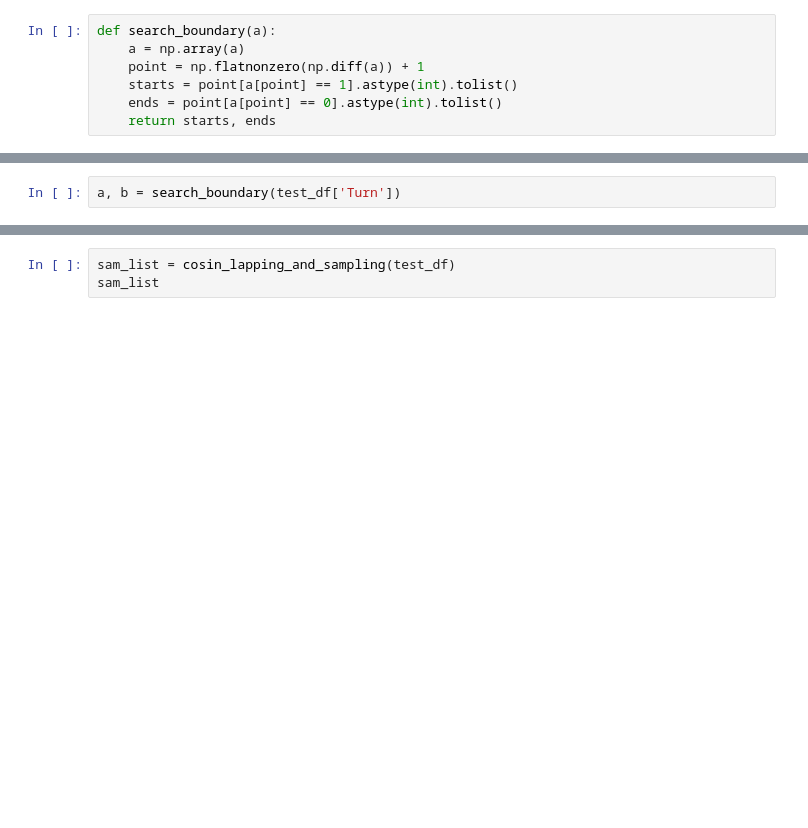
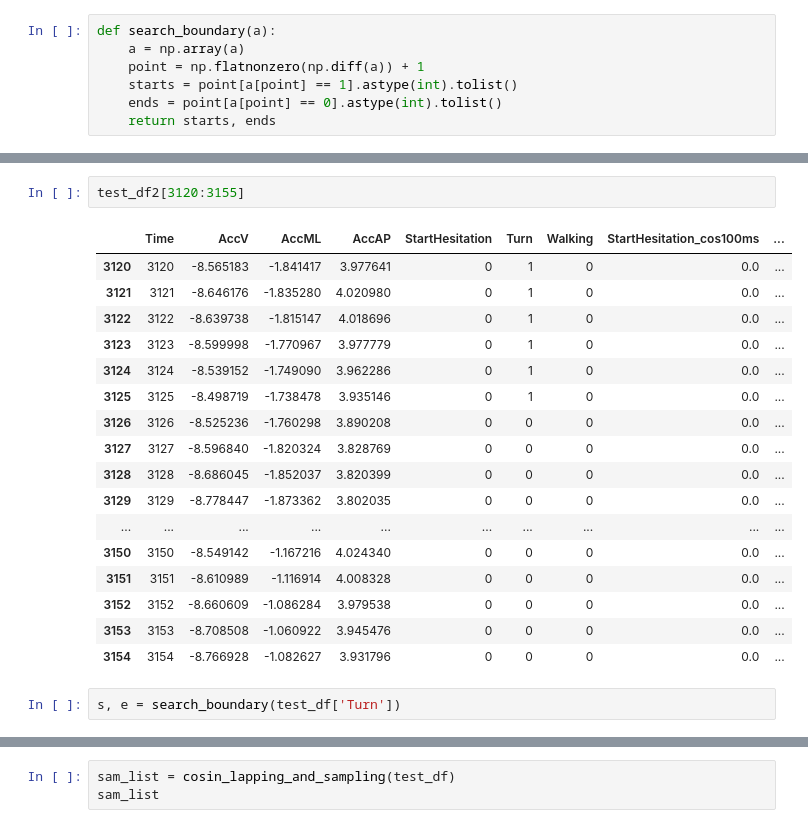
Before and after one commit to keulreobeu/jinholee_Portfolio, a Jupyter notebook: Parkinson's Freezing of Gait Prediction/Data_Preprocessing.ipynb, the cells around one changed output, grey strips where cells are left out. Saved outputs shown, nothing was run; the diff lists cells and outputs as text; blank space fills up the shorter version.

```diff
--- a/Parkinson's Freezing of Gait Prediction/Data_Preprocessing.ipynb
+++ b/Parkinson's Freezing of Gait Prediction/Data_Preprocessing.ipynb
@@ -54,5 +144,25 @@ def smoding(df, col, start_idxs, end_idxs):
+# %%
+test_df2[3120:3155]
+# %% [output]
+|  | Time | AccV | AccML | AccAP | StartHesitation | Turn | Walking | StartHesitation_cos100ms | ... |
+| 3120 | 3120 | -8.565183 | -1.841417 | 3.977641 | 0 | 1 | 0 | 0.0 | ... |
+| 3121 | 3121 | -8.646176 | -1.835280 | 4.020980 | 0 | 1 | 0 | 0.0 | ... |
+| 3122 | 3122 | -8.639738 | -1.815147 | 4.018696 | 0 | 1 | 0 | 0.0 | ... |
+| 3123 | 3123 | -8.599998 | -1.770967 | 3.977779 | 0 | 1 | 0 | 0.0 | ... |
+| 3124 | 3124 | -8.539152 | -1.749090 | 3.962286 | 0 | 1 | 0 | 0.0 | ... |
+| 3125 | 3125 | -8.498719 | -1.738478 | 3.935146 | 0 | 1 | 0 | 0.0 | ... |
+| 3126 | 3126 | -8.525236 | -1.760298 | 3.890208 | 0 | 0 | 0 | 0.0 | ... |
+| 3127 | 3127 | -8.596840 | -1.820324 | 3.828769 | 0 | 0 | 0 | 0.0 | ... |
+| 3128 | 3128 | -8.686045 | -1.852037 | 3.820399 | 0 | 0 | 0 | 0.0 | ... |
+| 3129 | 3129 | -8.778447 | -1.873362 | 3.802035 | 0 | 0 | 0 | 0.0 | ... |
+| ... | ... | ... | ... | ... | ... | ... | ... | ... | ... |
+| 3150 | 3150 | -8.549142 | -1.167216 | 4.024340 | 0 | 0 | 0 | 0.0 | ... |
+| 3151 | 3151 | -8.610989 | -1.116914 | 4.008328 | 0 | 0 | 0 | 0.0 | ... |
+| 3152 | 3152 | -8.660609 | -1.086284 | 3.979538 | 0 | 0 | 0 | 0.0 | ... |
+| 3153 | 3153 | -8.708508 | -1.060922 | 3.945476 | 0 | 0 | 0 | 0.0 | ... |
+| 3154 | 3154 | -8.766928 | -1.082627 | 3.931796 | 0 | 0 | 0 | 0.0 | ... |
 # %%
-a, b = search_boundary(test_df['Turn'])
+s, e = search_boundary(test_df['Turn'])
 # %%
 def cosin_lapping_and_sampling(df, trens_hz=100, interval=0.2, folder="tdcsfog"):
     label_cols = ['StartHesitation','Turn','Walking', 'Event']
```
Also changed, not shown: parts of 7 cells of this notebook.
